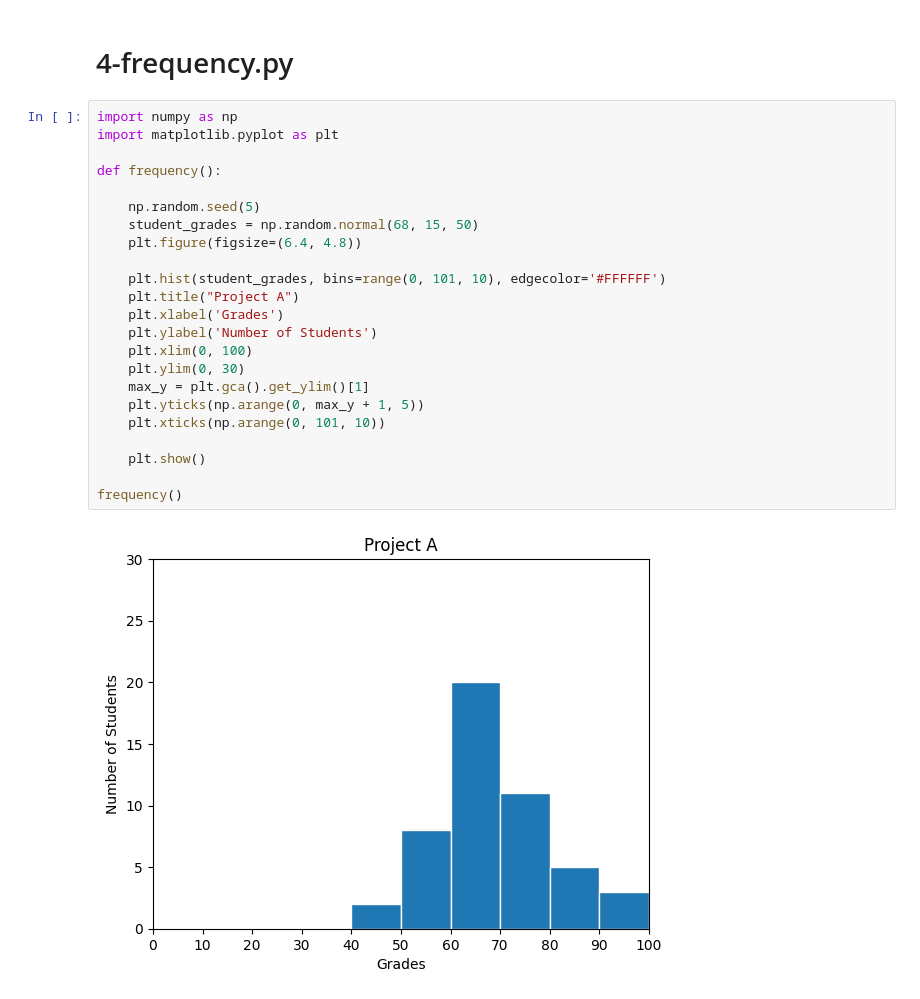
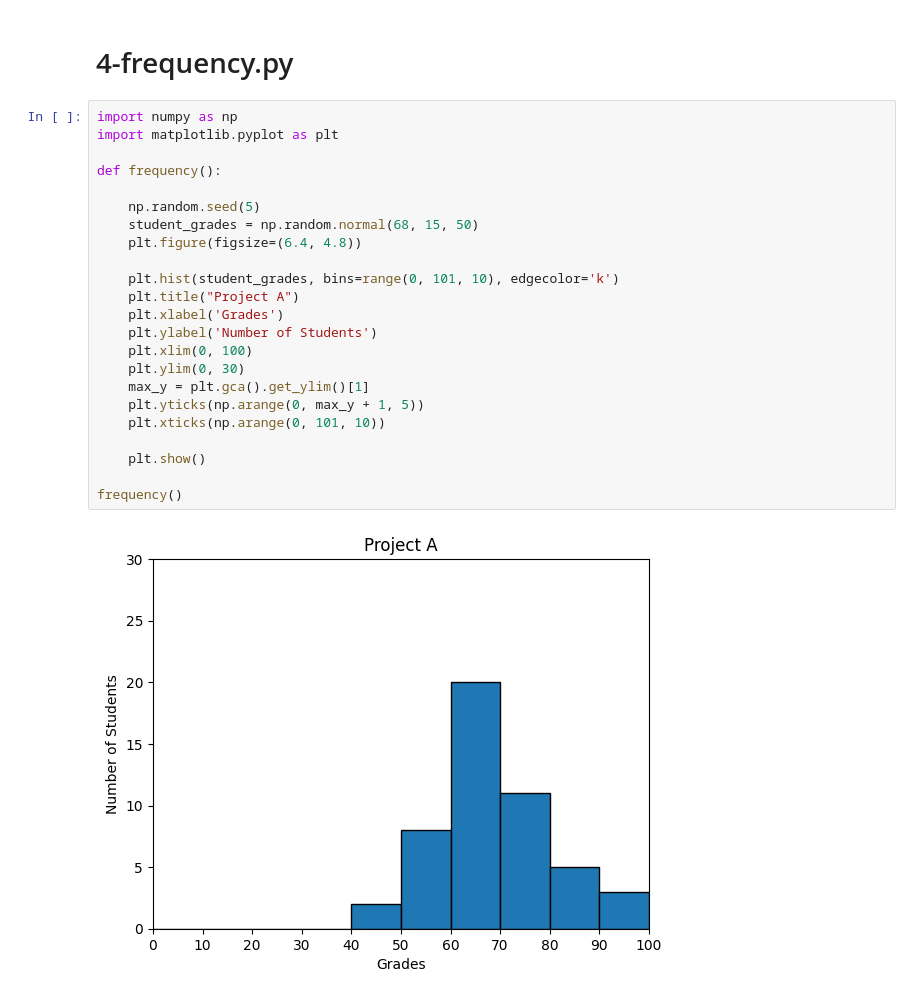
Before and after one commit to JCox924/atlas-machine_learning, a Jupyter notebook: math/plotting/test.ipynb, the cells around one changed output. Saved outputs shown, nothing was run; the diff lists cells and outputs as text.

```diff
--- a/math/plotting/test.ipynb
+++ b/math/plotting/test.ipynb
@@ -102,25 +102,25 @@ two()
 # %%
 import numpy as np
 import matplotlib.pyplot as plt
 
 def frequency():
 
     np.random.seed(5)
     student_grades = np.random.normal(68, 15, 50)
     plt.figure(figsize=(6.4, 4.8))
 
-    plt.hist(student_grades, bins=range(0, 101, 10), edgecolor='#FFFFFF')
+    plt.hist(student_grades, bins=range(0, 101, 10), edgecolor='k')
     plt.title("Project A")
     plt.xlabel('Grades')
     plt.ylabel('Number of Students')
     plt.xlim(0, 100)
     plt.ylim(0, 30)
     max_y = plt.gca().get_ylim()[1]
     plt.yticks(np.arange(0, max_y + 1, 5))
     plt.xticks(np.arange(0, 101, 10))
 
     plt.show()
 
 frequency()
 # %% [output]
-[figure, old version]
+[figure, new version]
```
Also changed, not shown: 1 other file.
